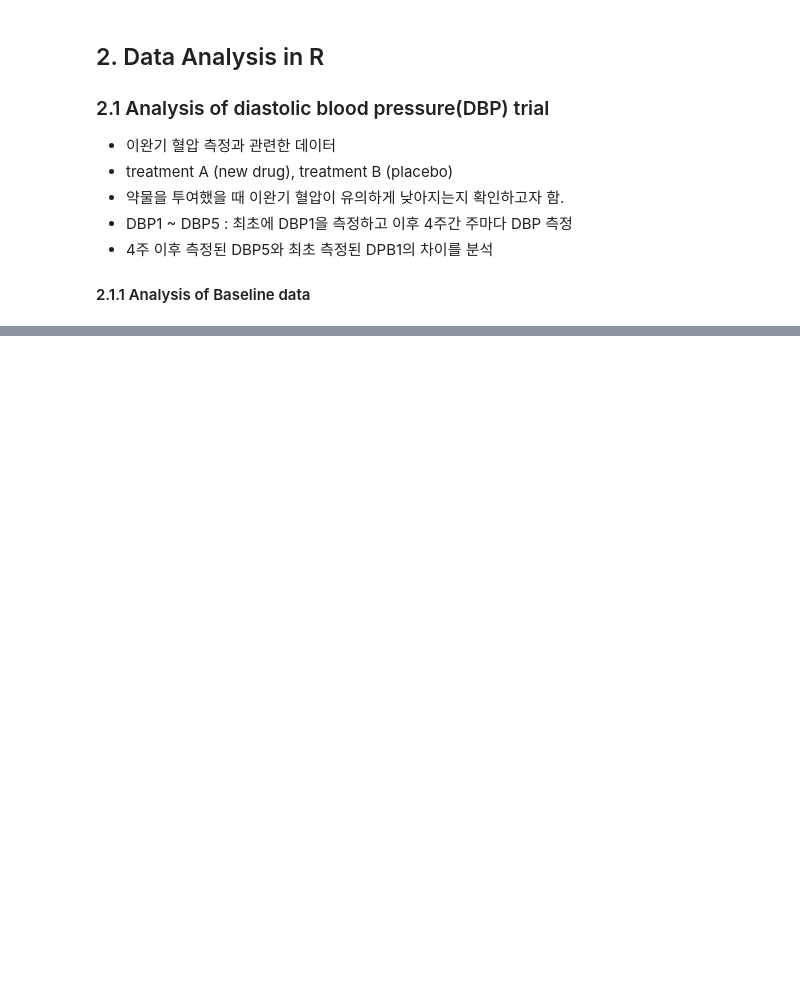
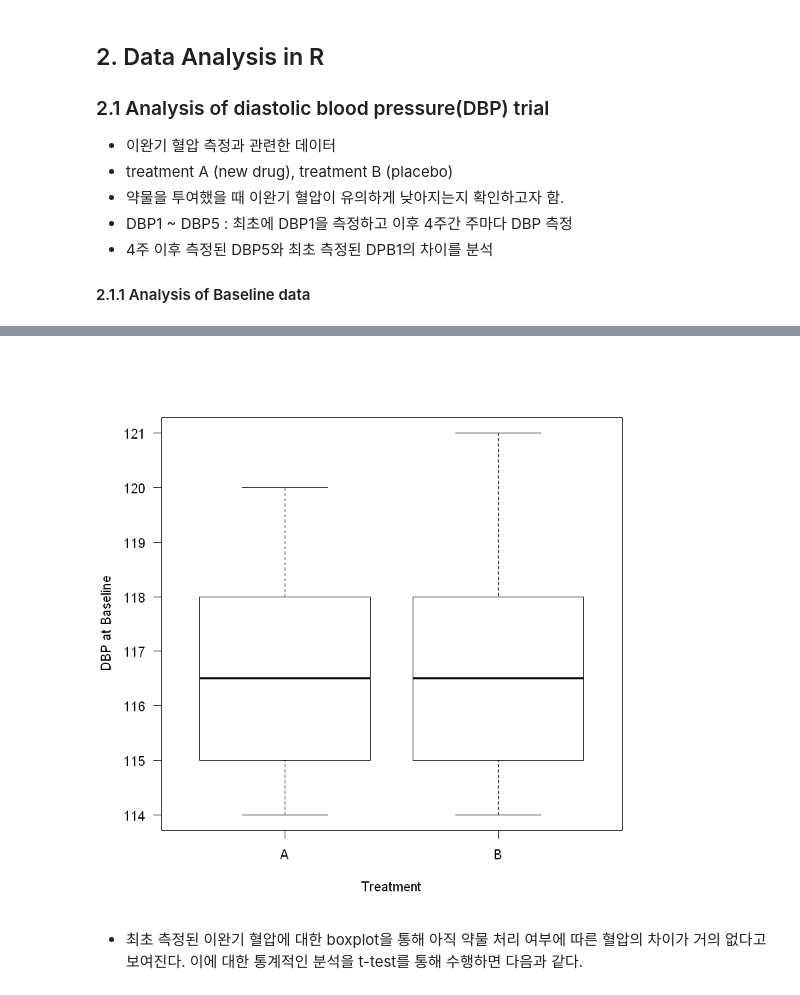
Before and after one commit to hsyliark/GSS-MBA-for-Big-Data, a Jupyter notebook: JBNU_Statistics_Ph.D/3rd semester/생물통계학/발표준비/Chapter4/Ch4. Treatment Comparisons in Clinical Trials with Covariates.ipynb, the cells around one changed output, grey strips where cells are left out. Drawn from its saved outputs; the diff is of its cells as text; code cells hidden in the pictures; blank space fills up the shorter version.

```diff
--- a/JBNU_Statistics_Ph.D/3rd semester/생물통계학/발표준비/Chapter4/Ch4. Treatment Comparisons in Clinical Trials with Covariates.ipynb
+++ b/JBNU_Statistics_Ph.D/3rd semester/생물통계학/발표준비/Chapter4/Ch4. Treatment Comparisons in Clinical Trials with Covariates.ipynb
@@ -91,8 +59,8 @@ Warning message:
 ###################################################
 ### code chunk number 2: R4ANCOVA.rnw:334-337
 ###################################################
-dat <- read.csv("C:/Users/HSY/Desktop/DBP.csv",header=T,sep=',')
+dat <- read.csv("DBP.csv",header=T,sep=',')
 # creat the difference
 dat$diff = dat$DBP5-dat$DBP1
-DBP
+head(dat)
 # %% [output]
@@ -99,0 +74,10 @@ ERROR: Error in eval(expr, envir, enclos): 객체 'DBP'를 찾을 수 없습니
+# %%
+###################################################
+### code chunk number 3: ANCOVA.BaseDBP
+###################################################
+boxplot(DBP1~TRT, dat, las=1,
+    xlab="Treatment", ylab="DBP at Baseline")
+# %% [output]
+[figure, added]
+# %% [markdown]
+- 최초 측정된 이완기 혈압에 대한 boxplot을 통해 아직 약물 처리 여부에 따른 혈압의 차이가 거의 없다고 보여진다. 이에 대한 통계적인 분석을 t-test를 통해 수행하면 다음과 같다.
```
Also changed, not shown: parts of 46 cells of this notebook, 6 other files.
